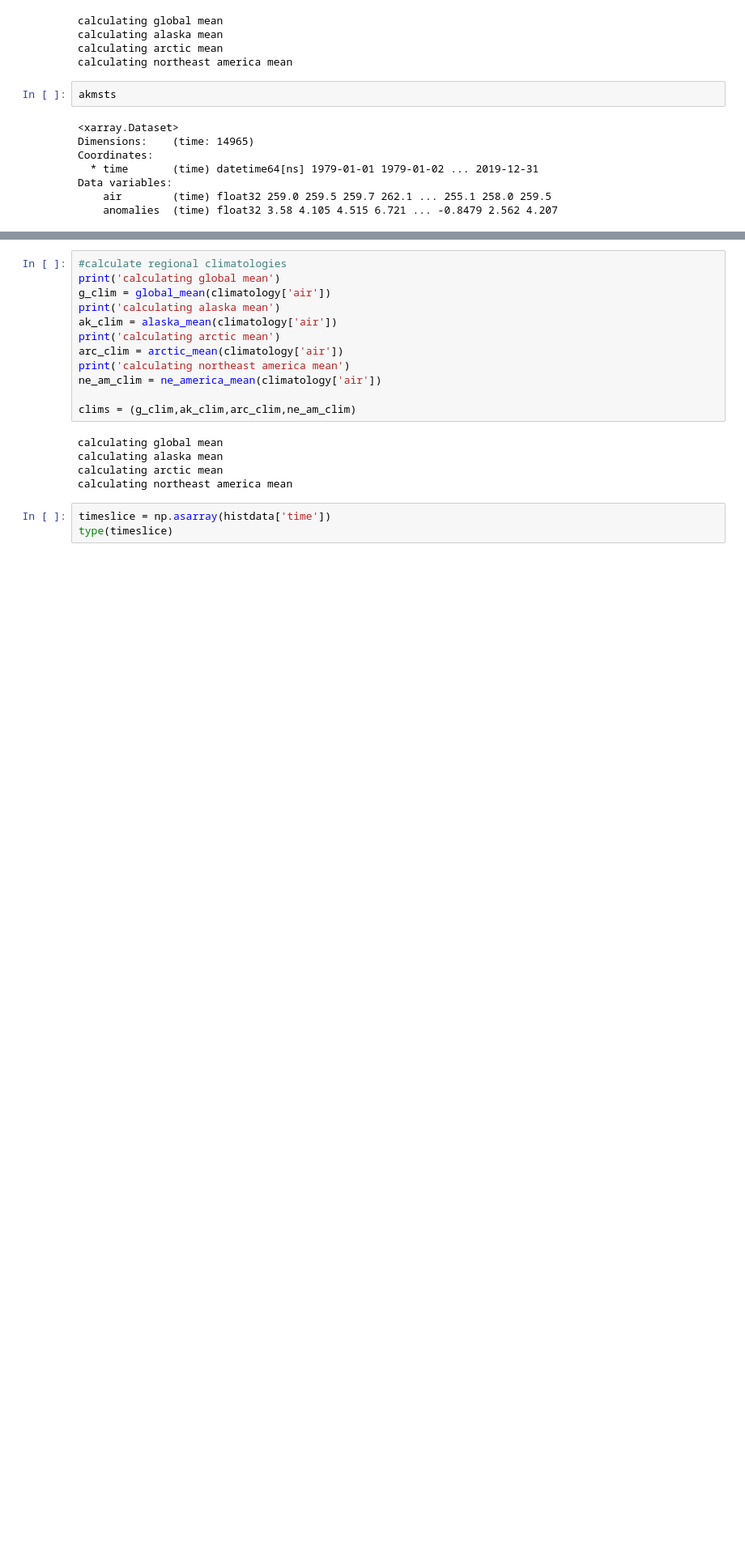
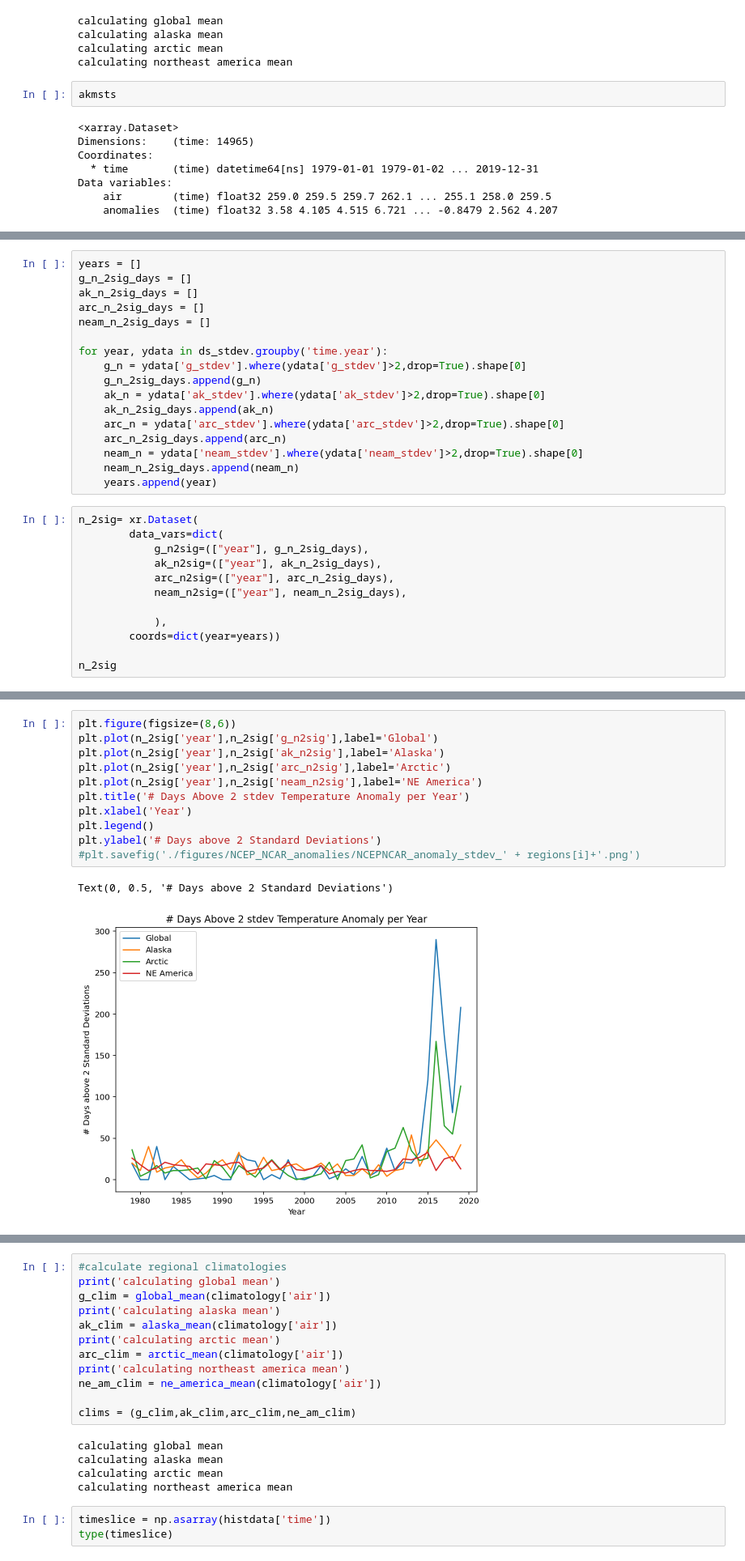
Before and after one commit to Lulurussell/CICOES-code, a Jupyter notebook: NCEP_NCAR_data.ipynb, the cells around one changed output, grey strips where cells are left out. Shown at 81% size. Saved outputs shown, nothing was run; the diff lists cells and outputs as text; blank space fills up the shorter version.

```diff
--- a/NCEP_NCAR_data.ipynb
+++ b/NCEP_NCAR_data.ipynb
@@ -162,0 +218,29 @@ for region_mst in msts:
+# %%
+years = []
+g_n_2sig_days = []
+ak_n_2sig_days = []
+arc_n_2sig_days = []
+neam_n_2sig_days = []
+
+for year, ydata in ds_stdev.groupby('time.year'):
+    g_n = ydata['g_stdev'].where(ydata['g_stdev']>2,drop=True).shape[0]
+    g_n_2sig_days.append(g_n)
+    ak_n = ydata['ak_stdev'].where(ydata['ak_stdev']>2,drop=True).shape[0]
+    ak_n_2sig_days.append(ak_n)
+    arc_n = ydata['arc_stdev'].where(ydata['arc_stdev']>2,drop=True).shape[0]
+    arc_n_2sig_days.append(arc_n)
+    neam_n = ydata['neam_stdev'].where(ydata['neam_stdev']>2,drop=True).shape[0]
+    neam_n_2sig_days.append(neam_n)
+    years.append(year)
+# %%
+n_2sig= xr.Dataset(
+        data_vars=dict(
+            g_n2sig=(["year"], g_n_2sig_days),
+            ak_n2sig=(["year"], ak_n_2sig_days),
+            arc_n2sig=(["year"], arc_n_2sig_days),
+            neam_n2sig=(["year"], neam_n_2sig_days),
+
+            ),
+        coords=dict(year=years))
+
+n_2sig
@@ -162,0 +257,14 @@ for region_mst in msts:
+# %%
+plt.figure(figsize=(8,6))
+plt.plot(n_2sig['year'],n_2sig['g_n2sig'],label='Global')
+plt.plot(n_2sig['year'],n_2sig['ak_n2sig'],label='Alaska')
+plt.plot(n_2sig['year'],n_2sig['arc_n2sig'],label='Arctic')
+plt.plot(n_2sig['year'],n_2sig['neam_n2sig'],label='NE America')
+plt.title('# Days Above 2 stdev Temperature Anomaly per Year')
+plt.xlabel('Year')
+plt.legend()
+plt.ylabel('# Days above 2 Standard Deviations')
+#plt.savefig('./figures/NCEP_NCAR_anomalies/NCEPNCAR_anomaly_stdev_' + regions[i]+'.png')
+# %% [output]
+Text(0, 0.5, '# Days above 2 Standard Deviations')
+[figure, added]
```
Also changed, not shown: parts of 7 cells of this notebook.
